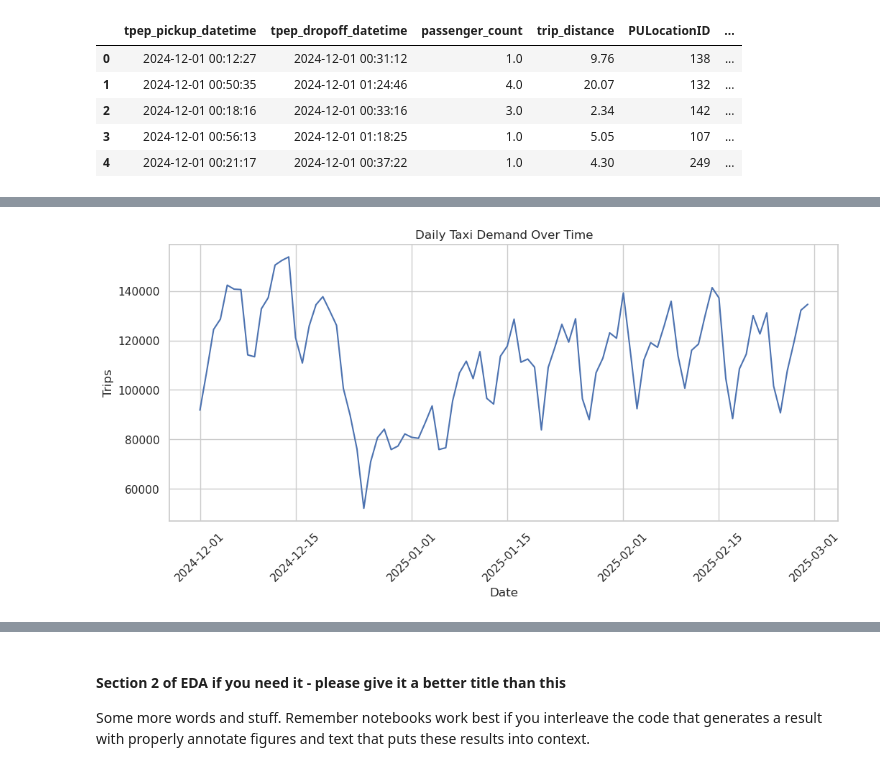
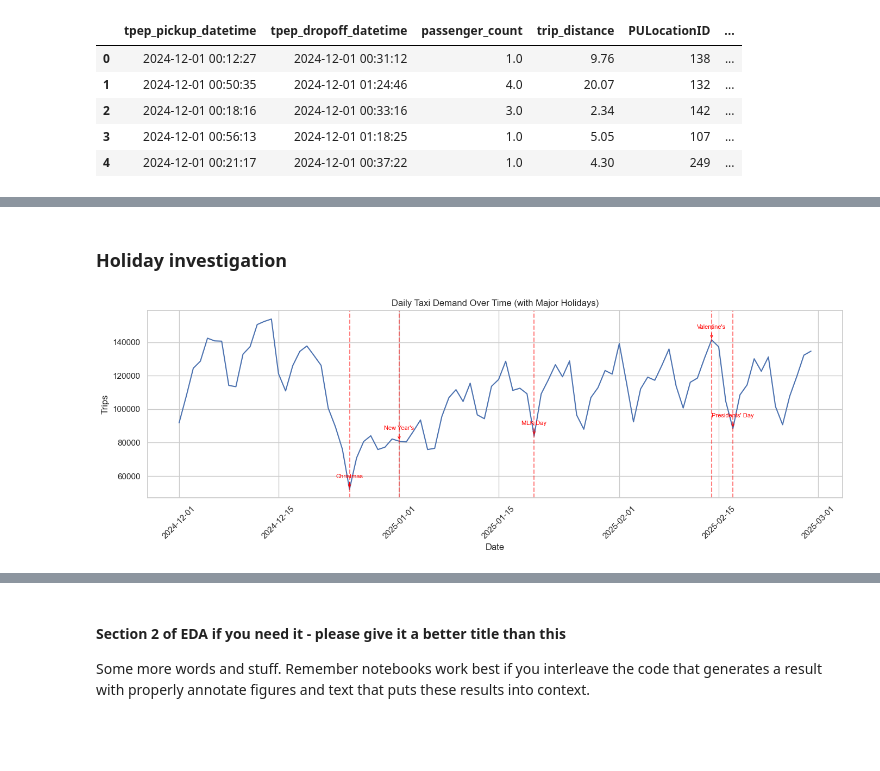
Before and after one commit to COGS108/Group062_WI26, a Jupyter notebook: 02-EDACheckpoint.ipynb, the cells around one changed output, grey strips where cells are left out. Saved outputs shown, nothing was run; the diff lists cells and outputs as text; code cells hidden in the pictures; blank space fills up the shorter version.

```diff
--- a/02-EDACheckpoint.ipynb
+++ b/02-EDACheckpoint.ipynb
@@ -534,13 +535,35 @@ Thursday, Friday, and Saturday have the highest amount of taxi demand due to peo
-# %%
-daily_demand = df.groupby("date").size()
-
-plt.figure(figsize=(12,5))
-sns.lineplot(x=daily_demand.index, y=daily_demand.values)
-plt.title("Daily Taxi Demand Over Time")
-plt.xlabel("Date")
-plt.ylabel("Trips")
-plt.xticks(rotation=45)
-plt.show()
-# %% [output]
-[figure, removed]
+# %% [markdown]
+### Holiday investigation
+# %%
+from datetime import date
+
+holidays = {
+    date(2024, 12, 25): "Christmas",
+    date(2025, 1, 1):   "New Year's",
+    date(2025, 1, 20):  "MLK Day",
+    date(2025, 2, 14):  "Valentine's",
+    date(2025, 2, 17):  "Presidents' Day",
+}
+
+daily_demand = df.groupby("date").size()
+
+fig, ax = plt.subplots(figsize=(14, 5))
+sns.lineplot(x=daily_demand.index, y=daily_demand.values, ax=ax)
+
+for h_date, label in holidays.items():
+    if h_date in daily_demand.index:
+        ax.axvline(h_date, color="red", linestyle="--", alpha=0.5)
+        ax.annotate(label, xy=(h_date, daily_demand[h_date]),
+                    xytext=(0, 15), textcoords="offset points",
+                    ha="center", fontsize=8, color="red",
+                    arrowprops=dict(arrowstyle="->", color="red", lw=0.8))
+
+ax.set_title("Daily Taxi Demand Over Time (with Major Holidays)")
+ax.set_xlabel("Date")
+ax.set_ylabel("Trips")
+plt.xticks(rotation=45)
+plt.tight_layout()
+plt.show()
+# %% [output]
+[figure, added]
 # %% [markdown]
```
Also changed, not shown: parts of 16 cells of this notebook.
